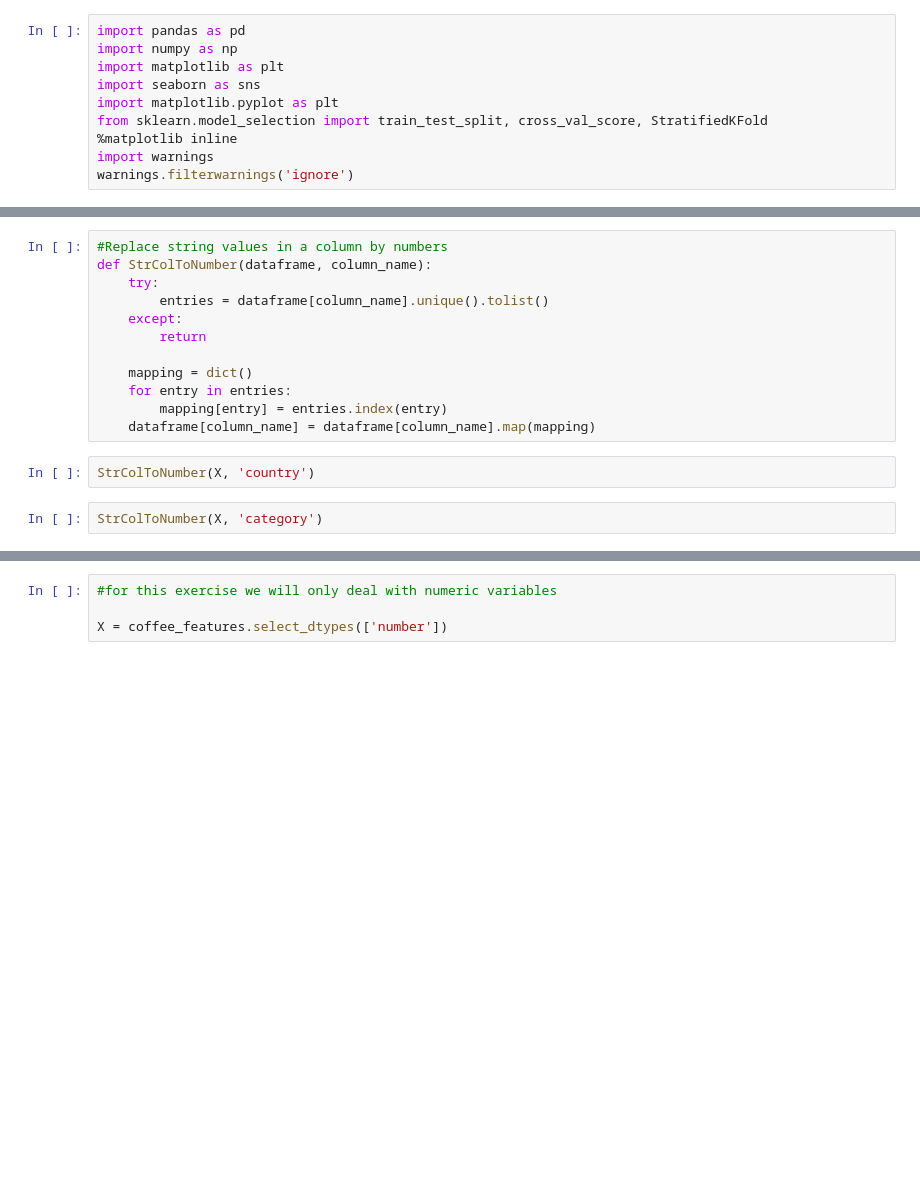
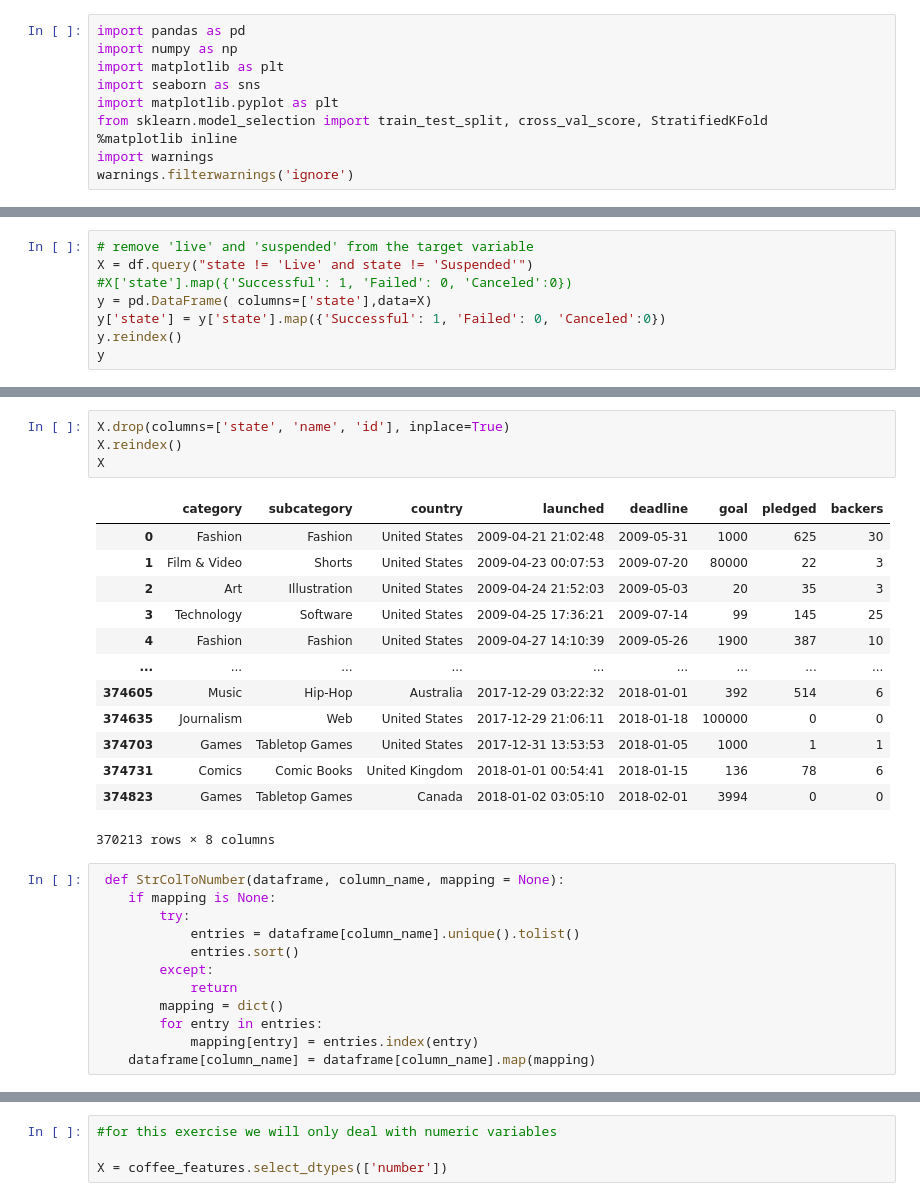
Before and after one commit to EmnaZayaniEsprit/ds-ml-project-template, a Jupyter notebook: EDA-and-modeling.ipynb, the cells around one changed output, grey strips where cells are left out. Drawn from its saved outputs; the diff is of its cells as text; blank space fills up the shorter version.

```diff
--- a/EDA-and-modeling.ipynb
+++ b/EDA-and-modeling.ipynb
@@ -63,0 +46,8 @@ if  y.isna().sum() != 0:
+# %%
+# remove 'live' and 'suspended' from the target variable
+X = df.query("state != 'Live' and state != 'Suspended'")
+#X['state'].map({'Successful': 1, 'Failed': 0, 'Canceled':0})
+y = pd.DataFrame( columns=['state'],data=X)
+y['state'] = y['state'].map({'Successful': 1, 'Failed': 0, 'Canceled':0})
+y.reindex()
+y
@@ -64,16 +68,30 @@ if  y.isna().sum() != 0:
+# %%
+X.drop(columns=['state', 'name', 'id'], inplace=True)
+X.reindex()
+X
+# %% [output]
+|  | category | subcategory | country | launched | deadline | goal | pledged | backers |
+| 0 | Fashion | Fashion | United States | 2009-04-21 21:02:48 | 2009-05-31 | 1000 | 625 | 30 |
+| 1 | Film & Video | Shorts | United States | 2009-04-23 00:07:53 | 2009-07-20 | 80000 | 22 | 3 |
+| 2 | Art | Illustration | United States | 2009-04-24 21:52:03 | 2009-05-03 | 20 | 35 | 3 |
+| 3 | Technology | Software | United States | 2009-04-25 17:36:21 | 2009-07-14 | 99 | 145 | 25 |
+| 4 | Fashion | Fashion | United States | 2009-04-27 14:10:39 | 2009-05-26 | 1900 | 387 | 10 |
+| ... | ... | ... | ... | ... | ... | ... | ... | ... |
+| 374605 | Music | Hip-Hop | Australia | 2017-12-29 03:22:32 | 2018-01-01 | 392 | 514 | 6 |
+| 374635 | Journalism | Web | United States | 2017-12-29 21:06:11 | 2018-01-18 | 100000 | 0 | 0 |
+| 374703 | Games | Tabletop Games | United States | 2017-12-31 13:53:53 | 2018-01-05 | 1000 | 1 | 1 |
+| 374731 | Comics | Comic Books | United Kingdom | 2018-01-01 00:54:41 | 2018-01-15 | 136 | 78 | 6 |
+| 374823 | Games | Tabletop Games | Canada | 2018-01-02 03:05:10 | 2018-02-01 | 3994 | 0 | 0 |
+370213 rows × 8 columns
 # %%
-#Replace string values in a column by numbers
-def StrColToNumber(dataframe, column_name):
-    try:
-        entries = dataframe[column_name].unique().tolist()
-    except:
-        return
-
-    mapping = dict()
-    for entry in entries:
-        mapping[entry] = entries.index(entry)
+ def StrColToNumber(dataframe, column_name, mapping = None):
+    if mapping is None:
+        try:
+            entries = dataframe[column_name].unique().tolist()
+            entries.sort()
+        except:
+            return
+        mapping = dict()
+        for entry in entries:
+            mapping[entry] = entries.index(entry)
     dataframe[column_name] = dataframe[column_name].map(mapping)
-# %%
-StrColToNumber(X, 'country')
-# %%
-StrColToNumber(X, 'category')
```
Also changed, not shown: parts of 28 cells of this notebook.
